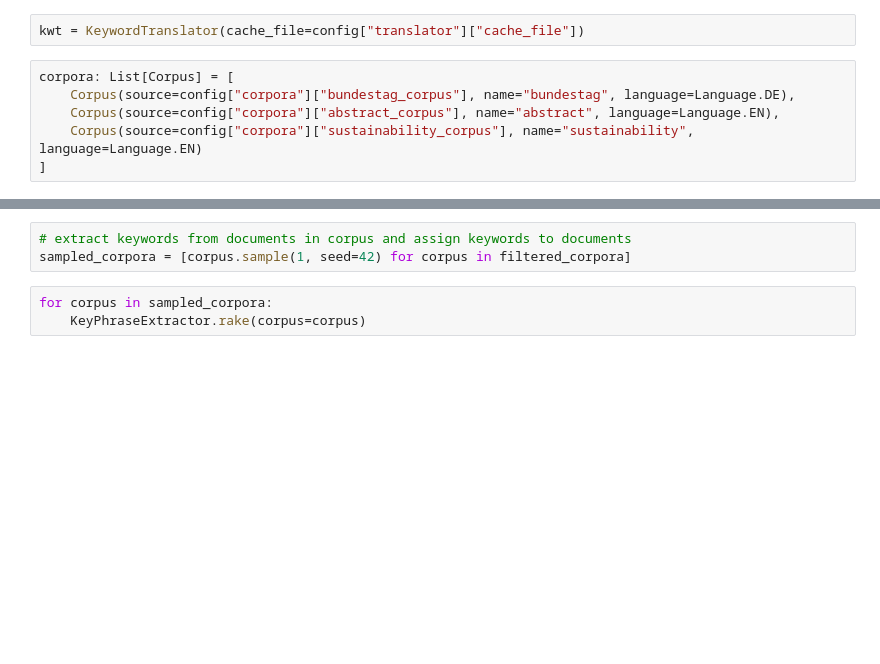
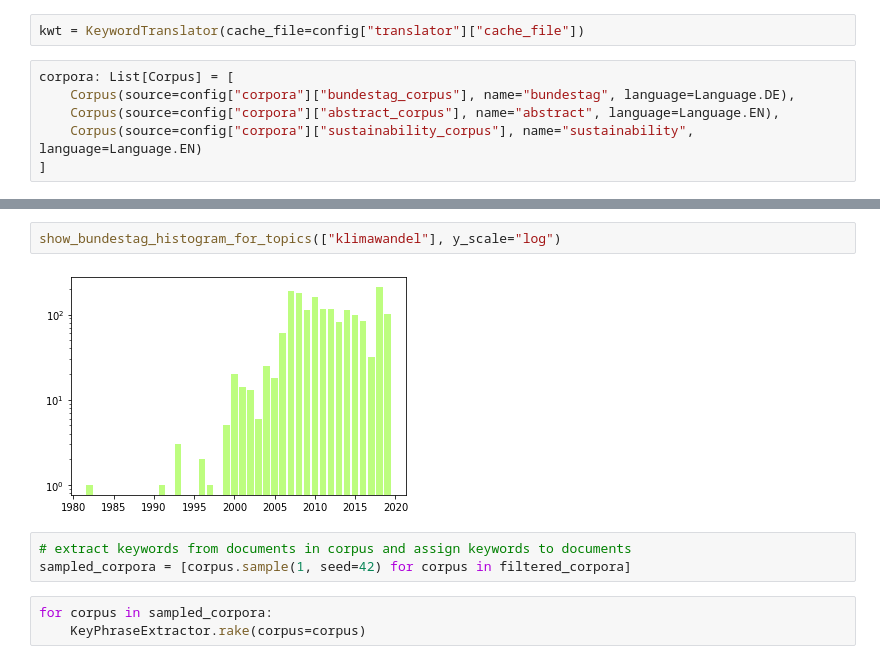
Before and after one commit to philipptrenz/climate-keywords, a Jupyter notebook: pipeline.ipynb, the cells around one changed output, grey strips where cells are left out. Drawn from its saved outputs; the diff is of its cells as text; blank space fills up the shorter version.

```diff
--- a/pipeline.ipynb
+++ b/pipeline.ipynb
@@ -51,3 +52,7 @@ multi_bar_histogram(mult_years, mult_counts, labels=["bundestag", "abstracts", "
+# %%
+show_bundestag_histogram_for_topics(["klimawandel"], y_scale="log")
+# %% [output]
+[figure, added]
 # %%
 # extract keywords from documents in corpus and assign keywords to documents
 sampled_corpora = [corpus.sample(1, seed=42) for corpus in filtered_corpora]
```
Also changed, not shown: parts of 13 cells of this notebook.
